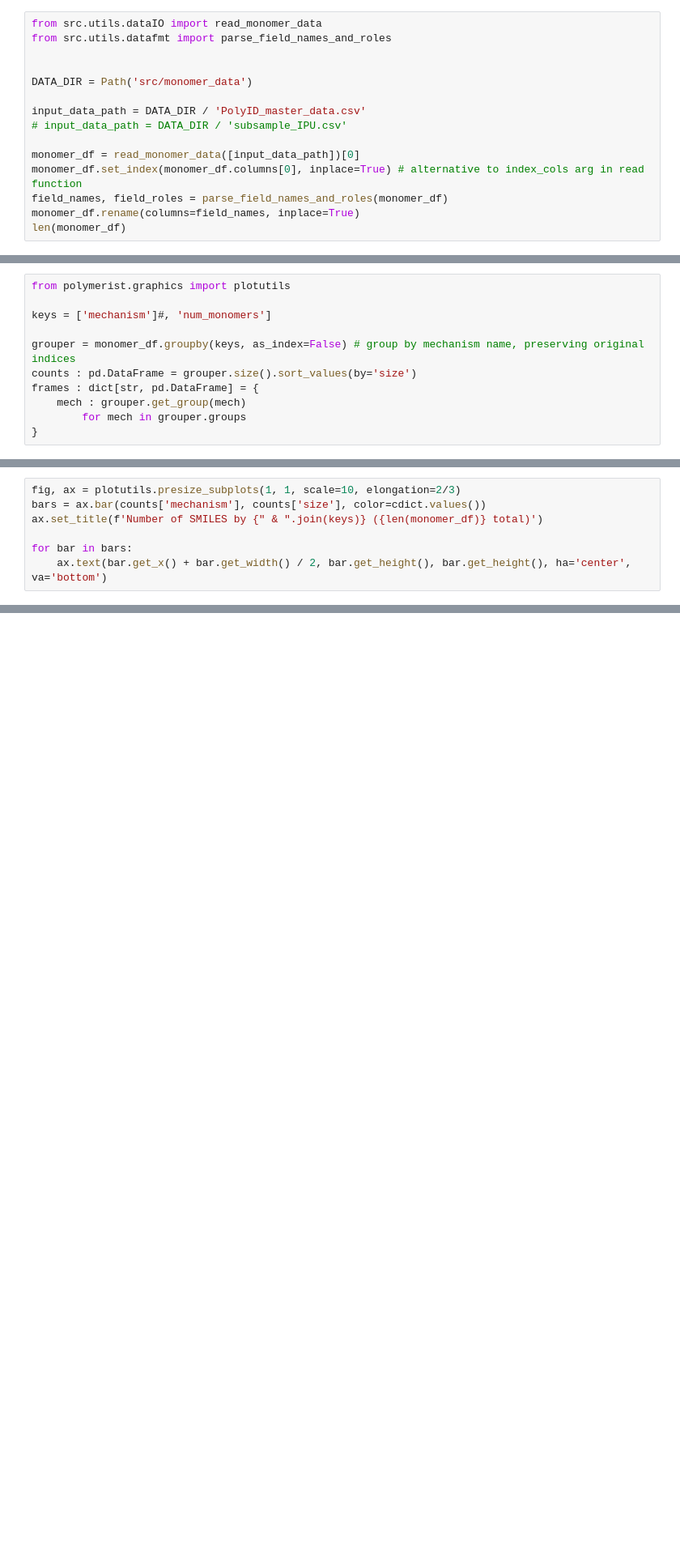
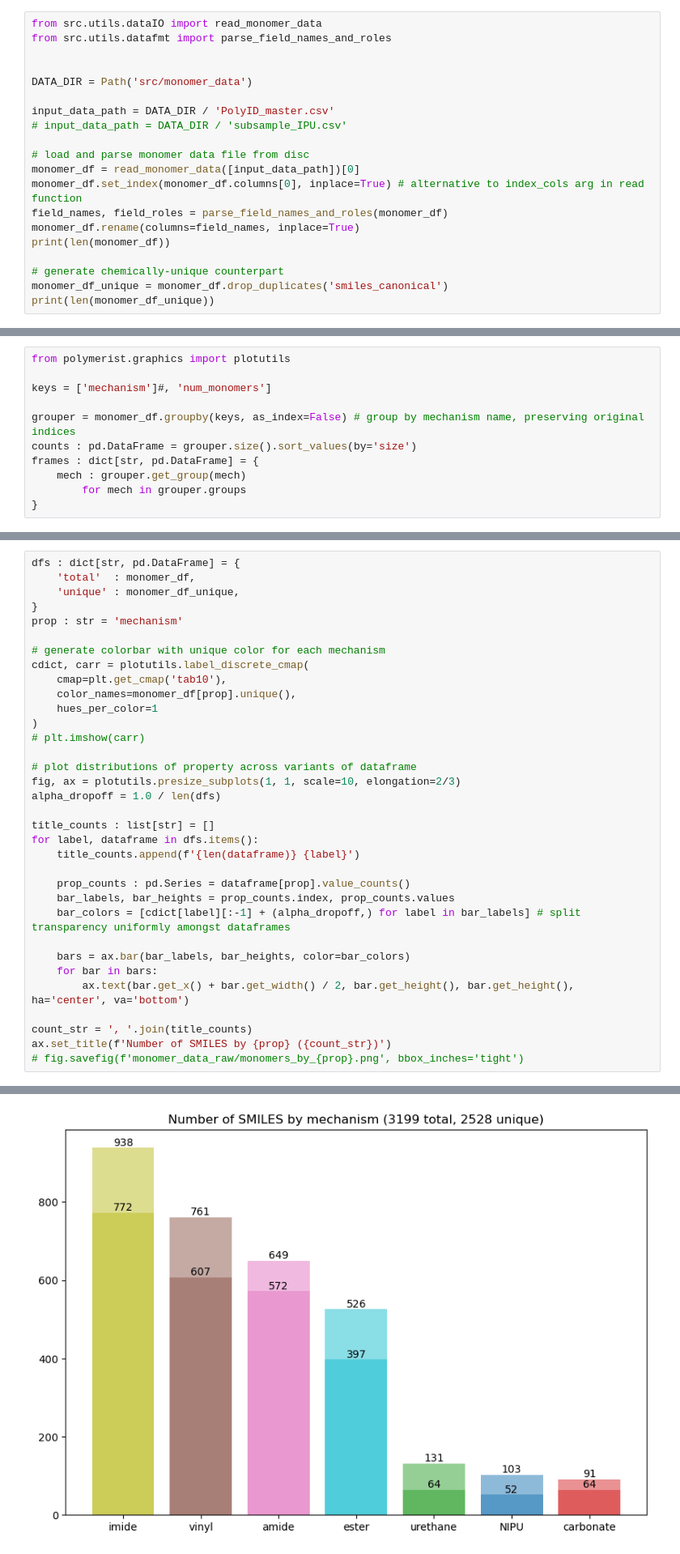
Before and after one commit to jlaw9/2026_polymer_build_workflow, a Jupyter notebook: input_inspect.ipynb, the cells around one changed output, grey strips where cells are left out. Shown: that part at 81% size. Cells and saved outputs as stored; diff of their text form; blank space fills up the shorter version.

Commit message:
Re-etablished external directory of formatted monomer data for experimnetation/reference

```diff
--- a/input_inspect.ipynb
+++ b/input_inspect.ipynb
@@ -32,13 +32,18 @@ from src.utils.datafmt import parse_field_names_and_roles
 
 DATA_DIR = Path('src/monomer_data')
 
-input_data_path = DATA_DIR / 'PolyID_master_data.csv'
+input_data_path = DATA_DIR / 'PolyID_master.csv'
 # input_data_path = DATA_DIR / 'subsample_IPU.csv'
 
+# load and parse monomer data file from disc
 monomer_df = read_monomer_data([input_data_path])[0]
 monomer_df.set_index(monomer_df.columns[0], inplace=True) # alternative to index_cols arg in read function
 field_names, field_roles = parse_field_names_and_roles(monomer_df)
 monomer_df.rename(columns=field_names, inplace=True)
-len(monomer_df)
+print(len(monomer_df))
+
+# generate chemically-unique counterpart
+monomer_df_unique = monomer_df.drop_duplicates('smiles_canonical')
+print(len(monomer_df_unique))
 # %% [output]
 3199
@@ -71,7 +63,0 @@ plt.imshow(carr)
-# %%
-fig, ax = plotutils.presize_subplots(1, 1, scale=10, elongation=2/3)
-bars = ax.bar(counts['mechanism'], counts['size'], color=cdict.values())
-ax.set_title(f'Number of SMILES by {" & ".join(keys)} ({len(monomer_df)} total)')
-
-for bar in bars:
-    ax.text(bar.get_x() + bar.get_width() / 2, bar.get_height(), bar.get_height(), ha='center', va='bottom')
@@ -81,0 +64,35 @@ fig.savefig('monomer_data_raw/monomers_by_mechanism.png', bbox_inches='tight')
+# %%
+dfs : dict[str, pd.DataFrame] = {
+    'total'  : monomer_df,
+    'unique' : monomer_df_unique,
+}
+prop : str = 'mechanism'
+
+# generate colorbar with unique color for each mechanism
+cdict, carr = plotutils.label_discrete_cmap(
+    cmap=plt.get_cmap('tab10'),
+    color_names=monomer_df[prop].unique(),
+    hues_per_color=1
+)
+# plt.imshow(carr)
+
+# plot distributions of property across variants of dataframe
+fig, ax = plotutils.presize_subplots(1, 1, scale=10, elongation=2/3)
+alpha_dropoff = 1.0 / len(dfs)
+
+title_counts : list[str] = []
+for label, dataframe in dfs.items():
+    title_counts.append(f'{len(dataframe)} {label}')
+
+    prop_counts : pd.Series = dataframe[prop].value_counts()
+    bar_labels, bar_heights = prop_counts.index, prop_counts.values
+    bar_colors = [cdict[label][:-1] + (alpha_dropoff,) for label in bar_labels] # split transparency uniformly amongst dataframes
+
+    bars = ax.bar(bar_labels, bar_heights, color=bar_colors)
+    for bar in bars:
+        ax.text(bar.get_x() + bar.get_width() / 2, bar.get_height(), bar.get_height(), ha='center', va='bottom')
+
+count_str = ', '.join(title_counts)
+ax.set_title(f'Number of SMILES by {prop} ({count_str})')
+# fig.savefig(f'monomer_data_raw/monomers_by_{prop}.png', bbox_inches='tight')
+# %% [output]
@@ -82,3 +100,4 @@ fig.savefig('monomer_data_raw/monomers_by_mechanism.png', bbox_inches='tight')
+[figure, added]
 # %% [markdown]
 ## Inspecting vinyl R-groups
 # %%
```
Also changed, not shown: parts of 24 cells of this notebook.
